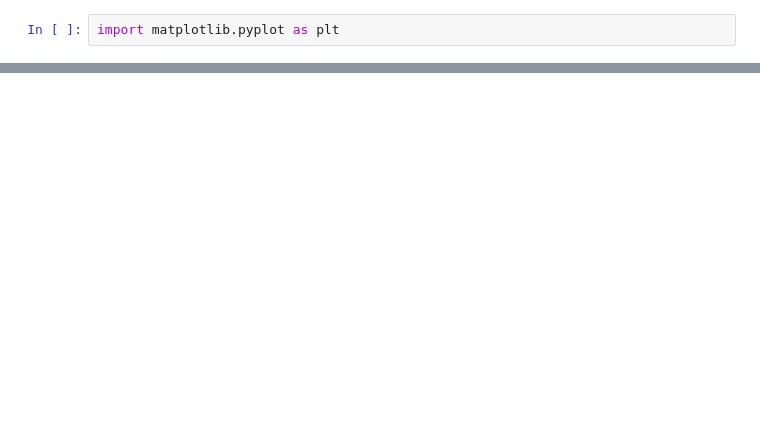
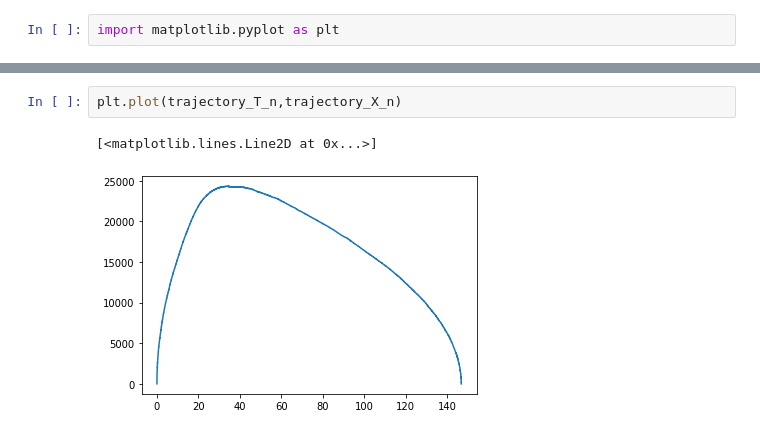
Before and after one commit to xIa066/StochasticGradientDescentAlgorithm-MarkovChianCovidModelling, a Jupyter notebook: Initial simulation with natural values.ipynb, the cells around one changed output, grey strips where cells are left out. Cells and saved outputs as stored; diff of their text form; blank space fills up the shorter version.

```diff
--- a/Initial simulation with natural values.ipynb
+++ b/Initial simulation with natural values.ipynb
@@ -197,0 +225,5 @@ plt.plot(trajectory_T_n,trajectory_X_n)
+# %%
+plt.plot(trajectory_T_n,trajectory_X_n)
+# %% [output]
+[<matplotlib.lines.Line2D at 0x...>]
+[figure, added]
```
Also changed, not shown: parts of 8 cells of this notebook.
